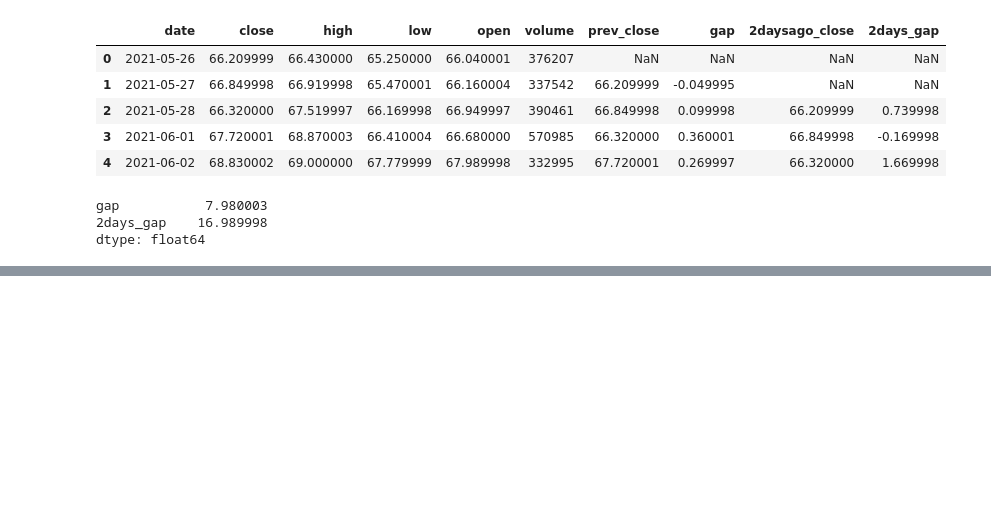
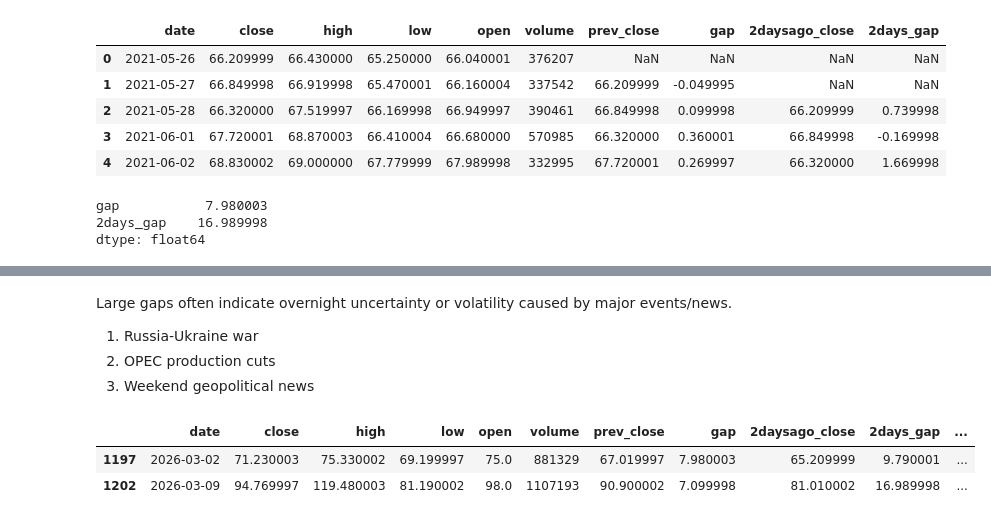
Before and after one commit to farzanekram07/oil-price-trend-analysis, a Jupyter notebook: 01_yahoo_finance_data_loading.ipynb, the cells around one changed output, grey strips where cells are left out. Saved outputs shown, nothing was run; the diff lists cells and outputs as text; code cells hidden in the pictures; blank space fills up the shorter version.

```diff
--- a/01_yahoo_finance_data_loading.ipynb
+++ b/01_yahoo_finance_data_loading.ipynb
@@ -262,0 +256,11 @@ Name: 1197, dtype: object
+# %% [markdown]
+Large gaps often indicate overnight uncertainty or volatility caused by major events/news.
+1. Russia-Ukraine war
+2. OPEC production cuts
+3. Weekend geopolitical news
+# %%
+wti.loc[[wti['gap'].idxmax(), wti['2days_gap'].idxmax()]]
+# %% [output]
+|  | date | close | high | low | open | volume | prev_close | gap | 2daysago_close | 2days_gap | ... |
+| 1197 | 2026-03-02 | 71.230003 | 75.330002 | 69.199997 | 75.0 | 881329 | 67.019997 | 7.980003 | 65.209999 | 9.790001 | ... |
+| 1202 | 2026-03-09 | 94.769997 | 119.480003 | 81.190002 | 98.0 | 1107193 | 90.900002 | 7.099998 | 81.010002 | 16.989998 | ... |
```
Also changed, not shown: parts of 10 cells of this notebook.
